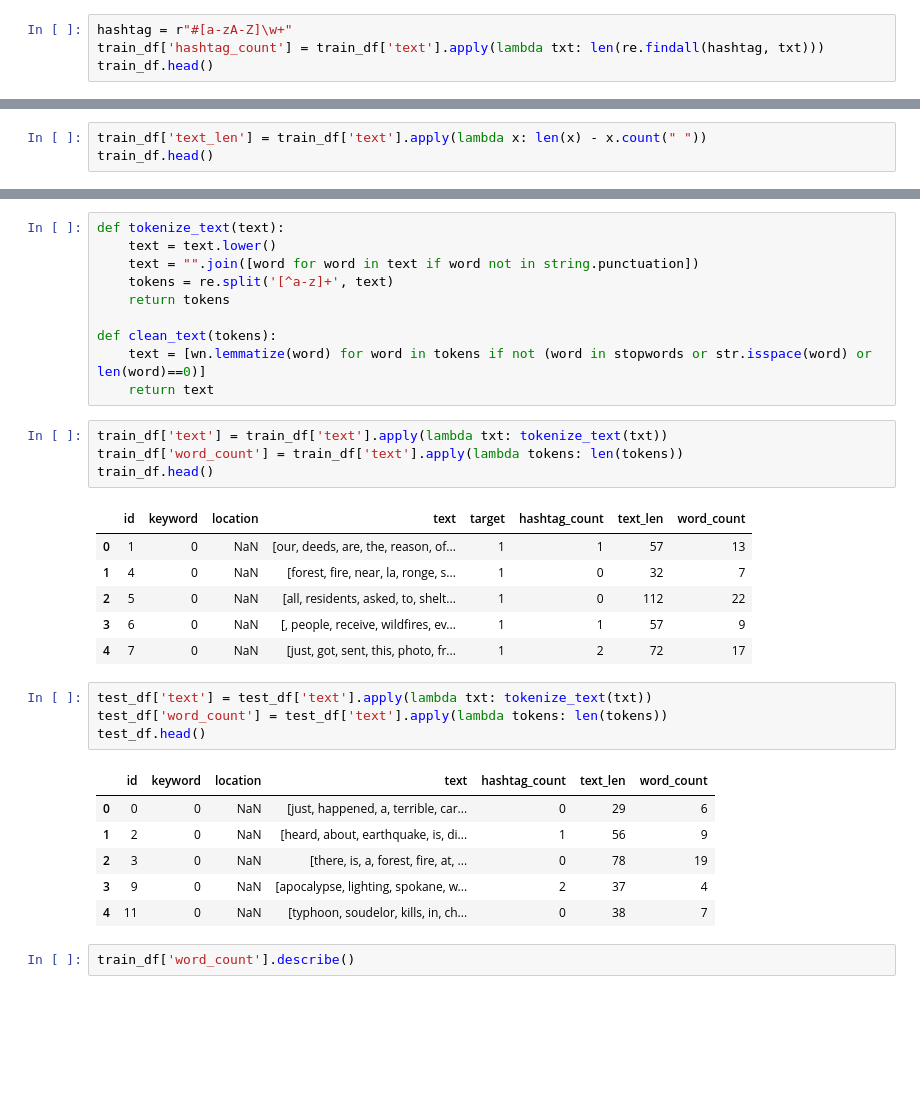
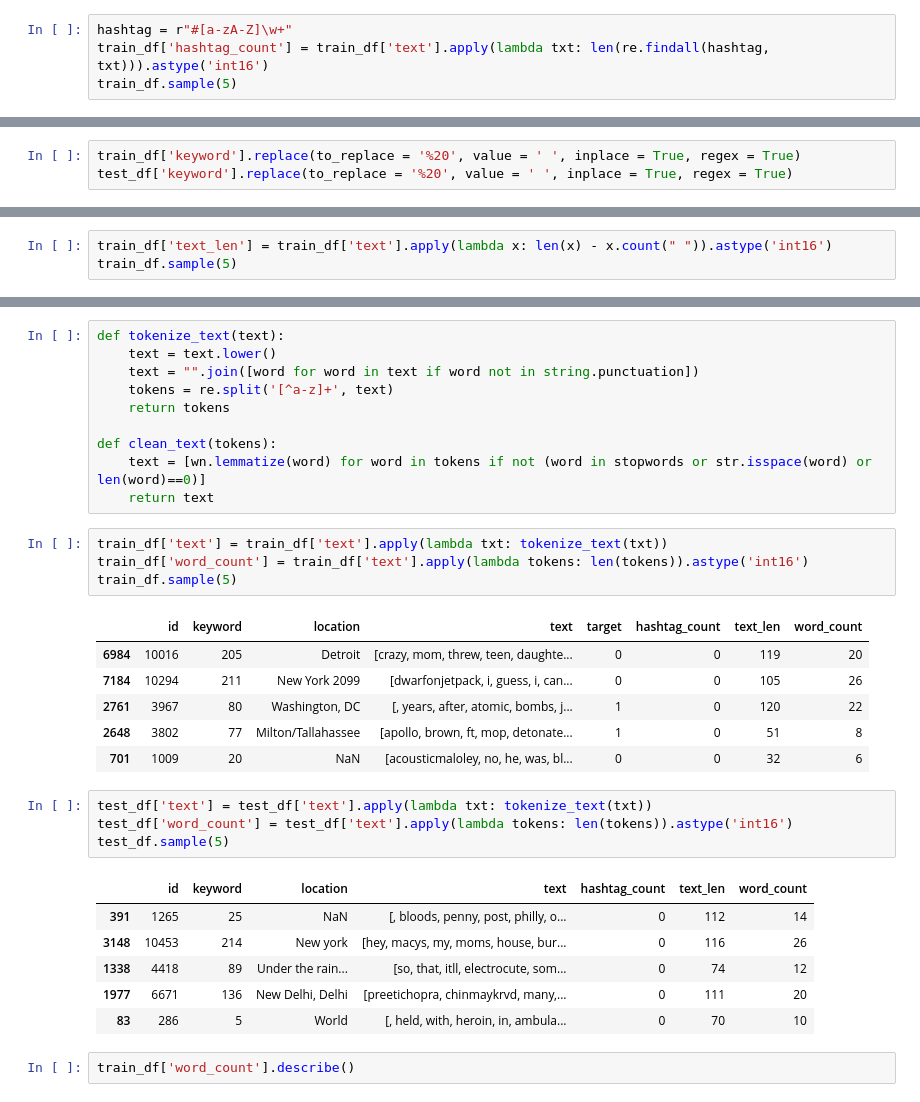
Before and after one commit to mayur7garg/DisasterTweetClassification, a Jupyter notebook: Disaster Tweets NLP.ipynb, the cells around one changed output, grey strips where cells are left out. Cells and saved outputs as stored; diff of their text form; blank space fills up the shorter version.

```diff
--- a/Disaster Tweets NLP.ipynb
+++ b/Disaster Tweets NLP.ipynb
@@ -76,7 +76,7 @@ dtype: int64
 ### Hashtag Count
 # %%
 hashtag = r"#[a-zA-Z]\w+"
-train_df['hashtag_count'] = train_df['text'].apply(lambda txt: len(re.findall(hashtag, txt)))
-train_df.head()
+train_df['hashtag_count'] = train_df['text'].apply(lambda txt: len(re.findall(hashtag, txt))).astype('int16')
+train_df.sample(5)
 # %% [output]
 |  | id | keyword | location | text | target | hashtag_count |
@@ -118,3 +138,6 @@ sns.countplot(x= 'hashtag_count', hue='target', data = train_df)
+# %%
+train_df['keyword'].replace(to_replace = '%20', value = ' ', inplace = True, regex = True)
+test_df['keyword'].replace(to_replace = '%20', value = ' ', inplace = True, regex = True)
 # %%
 train_df['keyword'].fillna(value = 'NaN', inplace = True)
 test_df['keyword'].fillna(value = 'NaN', inplace = True)
@@ -153,7 +196,7 @@ test_df.head()
 # %% [markdown]
 ### Length of text
 # %%
-train_df['text_len'] = train_df['text'].apply(lambda x: len(x) - x.count(" "))
-train_df.head()
+train_df['text_len'] = train_df['text'].apply(lambda x: len(x) - x.count(" ")).astype('int16')
+train_df.sample(5)
 # %% [output]
 |  | id | keyword | location | text | target | hashtag_count | text_len |
@@ -211,26 +254,26 @@ def clean_text(tokens):
     return text
 # %%
 train_df['text'] = train_df['text'].apply(lambda txt: tokenize_text(txt))
-train_df['word_count'] = train_df['text'].apply(lambda tokens: len(tokens))
-train_df.head()
+train_df['word_count'] = train_df['text'].apply(lambda tokens: len(tokens)).astype('int16')
+train_df.sample(5)
 # %% [output]
 |  | id | keyword | location | text | target | hashtag_count | text_len | word_count |
-| 0 | 1 | 0 | NaN | [our, deeds, are, the, reason, of... | 1 | 1 | 57 | 13 |
-| 1 | 4 | 0 | NaN | [forest, fire, near, la, ronge, s... | 1 | 0 | 32 | 7 |
-| 2 | 5 | 0 | NaN | [all, residents, asked, to, shelt... | 1 | 0 | 112 | 22 |
-| 3 | 6 | 0 | NaN | [, people, receive, wildfires, ev... | 1 | 1 | 57 | 9 |
-| 4 | 7 | 0 | NaN | [just, got, sent, this, photo, fr... | 1 | 2 | 72 | 17 |
+| 6984 | 10016 | 205 | Detroit | [crazy, mom, threw, teen, daughte... | 0 | 0 | 119 | 20 |
+| 7184 | 10294 | 211 | New York 2099 | [dwarfonjetpack, i, guess, i, can... | 0 | 0 | 105 | 26 |
+| 2761 | 3967 | 80 | Washington, DC | [, years, after, atomic, bombs, j... | 1 | 0 | 120 | 22 |
+| 2648 | 3802 | 77 | Milton/Tallahassee | [apollo, brown, ft, mop, detonate... | 1 | 0 | 51 | 8 |
+| 701 | 1009 | 20 | NaN | [acousticmaloley, no, he, was, bl... | 0 | 0 | 32 | 6 |
 # %%
 test_df['text'] = test_df['text'].apply(lambda txt: tokenize_text(txt))
-test_df['word_count'] = test_df['text'].apply(lambda tokens: len(tokens))
-test_df.head()
+test_df['word_count'] = test_df['text'].apply(lambda tokens: len(tokens)).astype('int16')
+test_df.sample(5)
 # %% [output]
 |  | id | keyword | location | text | hashtag_count | text_len | word_count |
-| 0 | 0 | 0 | NaN | [just, happened, a, terrible, car... | 0 | 29 | 6 |
-| 1 | 2 | 0 | NaN | [heard, about, earthquake, is, di... | 1 | 56 | 9 |
-| 2 | 3 | 0 | NaN | [there, is, a, forest, fire, at, ... | 0 | 78 | 19 |
-| 3 | 9 | 0 | NaN | [apocalypse, lighting, spokane, w... | 2 | 37 | 4 |
-| 4 | 11 | 0 | NaN | [typhoon, soudelor, kills, in, ch... | 0 | 38 | 7 |
+| 391 | 1265 | 25 | NaN | [, bloods, penny, post, philly, o... | 0 | 112 | 14 |
+| 3148 | 10453 | 214 | New york | [hey, macys, my, moms, house, bur... | 0 | 116 | 26 |
+| 1338 | 4418 | 89 | Under the rain... | [so, that, itll, electrocute, som... | 0 | 74 | 12 |
+| 1977 | 6671 | 136 | New Delhi, Delhi | [preetichopra, chinmaykrvd, many,... | 0 | 111 | 20 |
+| 83 | 286 | 5 | World | [, held, with, heroin, in, ambula... | 0 | 70 | 10 |
 # %%
 train_df['word_count'].describe()
 # %% [output]
```
Also changed, not shown: parts of 19 cells of this notebook, 6 other files.
